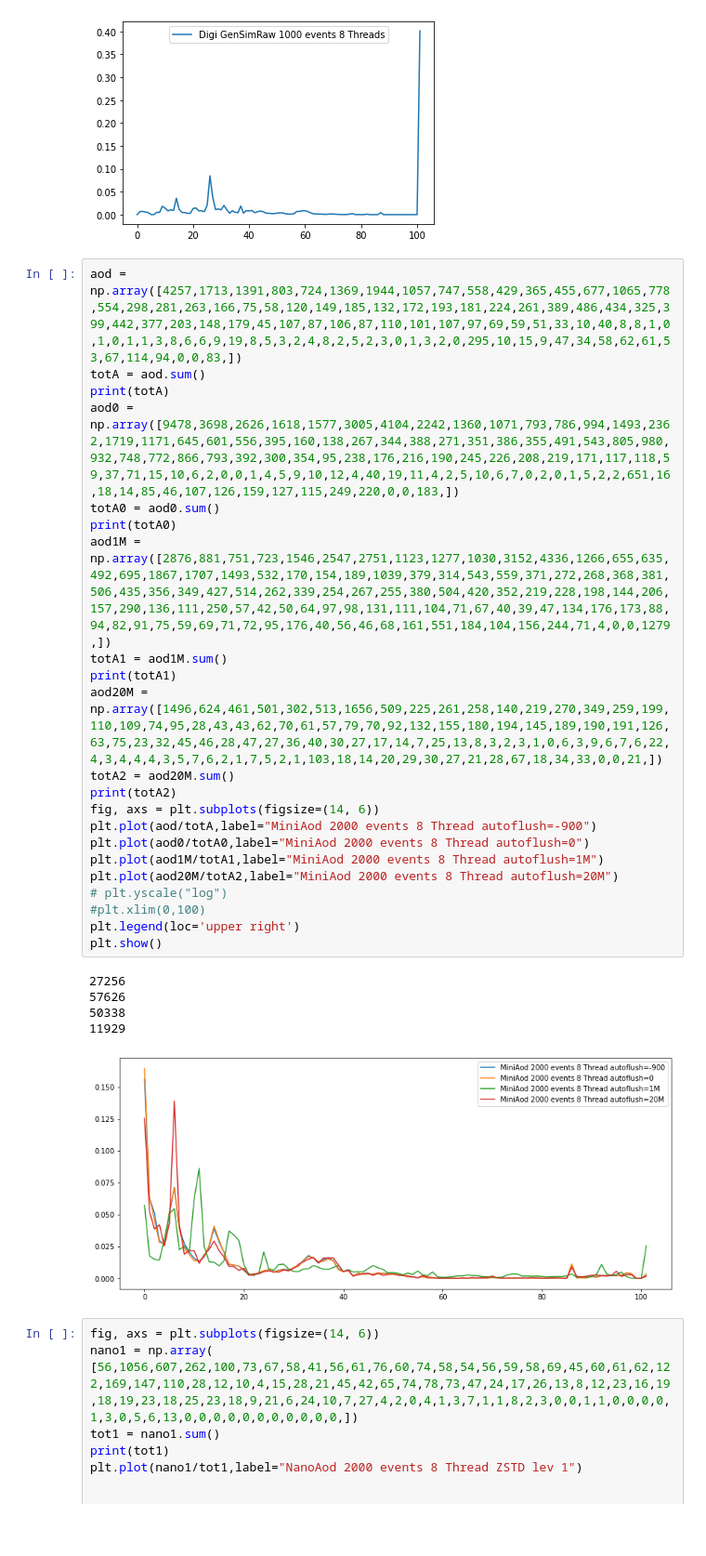
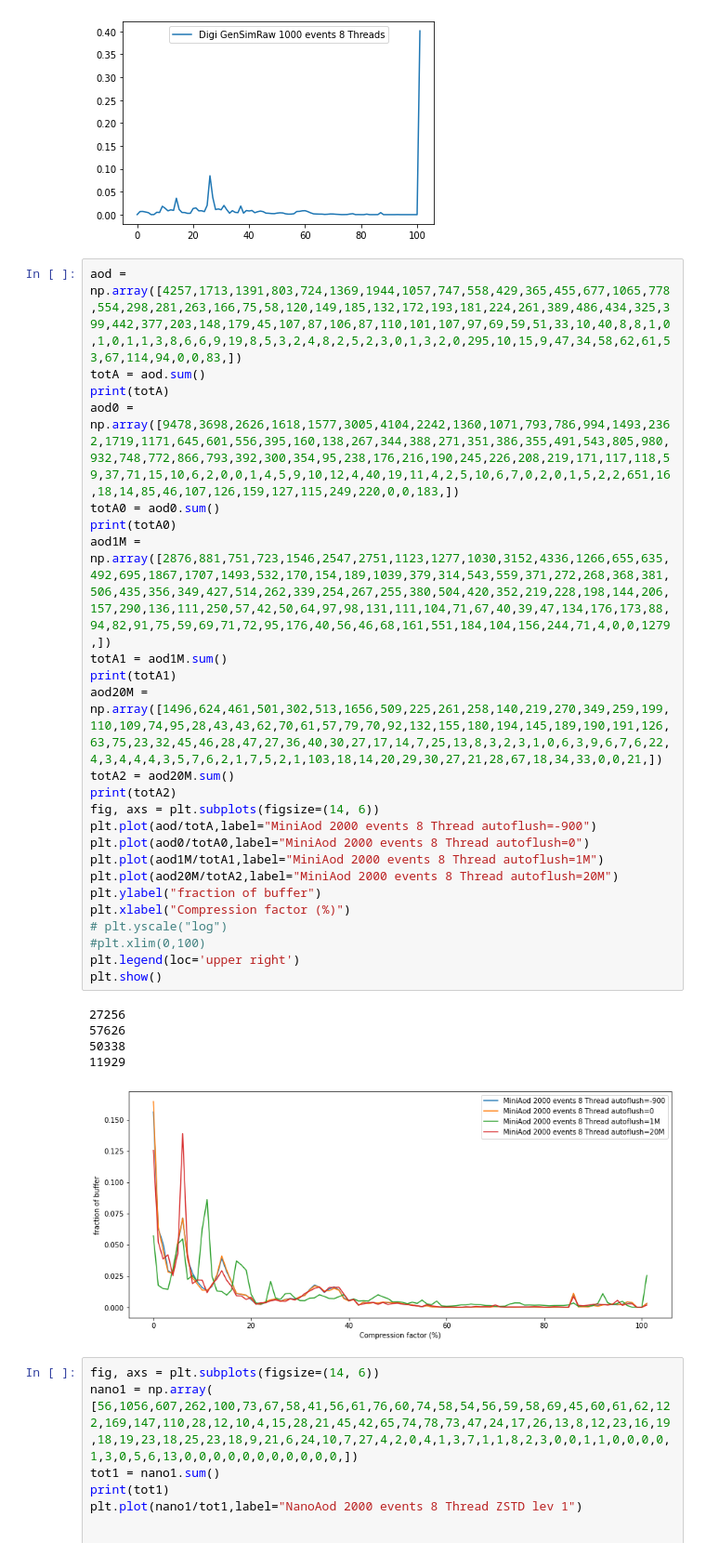
Before and after one commit to VinInn/pyTools, a Jupyter notebook: compression.ipynb, the cells around one changed output. Shown at 93% size. Cells and saved outputs as stored; diff of their text form; blank space fills up the shorter version.

```diff
--- a/compression.ipynb
+++ b/compression.ipynb
@@ -94,31 +94,33 @@ plt.show()
 # %%
 aod = np.array([4257,1713,1391,803,724,1369,1944,1057,747,558,429,365,455,677,1065,778,554,298,281,263,166,75,58,120,149,185,132,172,193,181,224,261,389,486,434,325,399,442,377,203,148,179,45,107,87,106,87,110,101,107,97,69,59,51,33,10,40,8,8,1,0,1,0,1,1,3,8,6,6,9,19,8,5,3,2,4,8,2,5,2,3,0,1,3,2,0,295,10,15,9,47,34,58,62,61,53,67,114,94,0,0,83,])
 totA = aod.sum()
 print(totA)
 aod0 = np.array([9478,3698,2626,1618,1577,3005,4104,2242,1360,1071,793,786,994,1493,2362,1719,1171,645,601,556,395,160,138,267,344,388,271,351,386,355,491,543,805,980,932,748,772,866,793,392,300,354,95,238,176,216,190,245,226,208,219,171,117,118,59,37,71,15,10,6,2,0,0,1,4,5,9,10,12,4,40,19,11,4,2,5,10,6,7,0,2,0,1,5,2,2,651,16,18,14,85,46,107,126,159,127,115,249,220,0,0,183,])
 totA0 = aod0.sum()
 print(totA0)
 aod1M = np.array([2876,881,751,723,1546,2547,2751,1123,1277,1030,3152,4336,1266,655,635,492,695,1867,1707,1493,532,170,154,189,1039,379,314,543,559,371,272,268,368,381,506,435,356,349,427,514,262,339,254,267,255,380,504,420,352,219,228,198,144,206,157,290,136,111,250,57,42,50,64,97,98,131,111,104,71,67,40,39,47,134,176,173,88,94,82,91,75,59,69,71,72,95,176,40,56,46,68,161,551,184,104,156,244,71,4,0,0,1279,])
 totA1 = aod1M.sum()
 print(totA1)
 aod20M = np.array([1496,624,461,501,302,513,1656,509,225,261,258,140,219,270,349,259,199,110,109,74,95,28,43,43,62,70,61,57,79,70,92,132,155,180,194,145,189,190,191,126,63,75,23,32,45,46,28,47,27,36,40,30,27,17,14,7,25,13,8,3,2,3,1,0,6,3,9,6,7,6,22,4,3,4,4,4,3,5,7,6,2,1,7,5,2,1,103,18,14,20,29,30,27,21,28,67,18,34,33,0,0,21,])
 totA2 = aod20M.sum()
 print(totA2)
 fig, axs = plt.subplots(figsize=(14, 6))
 plt.plot(aod/totA,label="MiniAod 2000 events 8 Thread autoflush=-900")
 plt.plot(aod0/totA0,label="MiniAod 2000 events 8 Thread autoflush=0")
 plt.plot(aod1M/totA1,label="MiniAod 2000 events 8 Thread autoflush=1M")
 plt.plot(aod20M/totA2,label="MiniAod 2000 events 8 Thread autoflush=20M")
+plt.ylabel("fraction of buffer")
+plt.xlabel("Compression factor (%)")
 # plt.yscale("log")
 #plt.xlim(0,100)
 plt.legend(loc='upper right')
 plt.show()
 # %% [output]
 27256
 57626
 50338
 11929
-[figure, old version]
+[figure, new version]
 # %%
 fig, axs = plt.subplots(figsize=(14, 6))
 nano1 = np.array(
```
Also changed, not shown: parts of 8 cells of this notebook, 1 other file.
